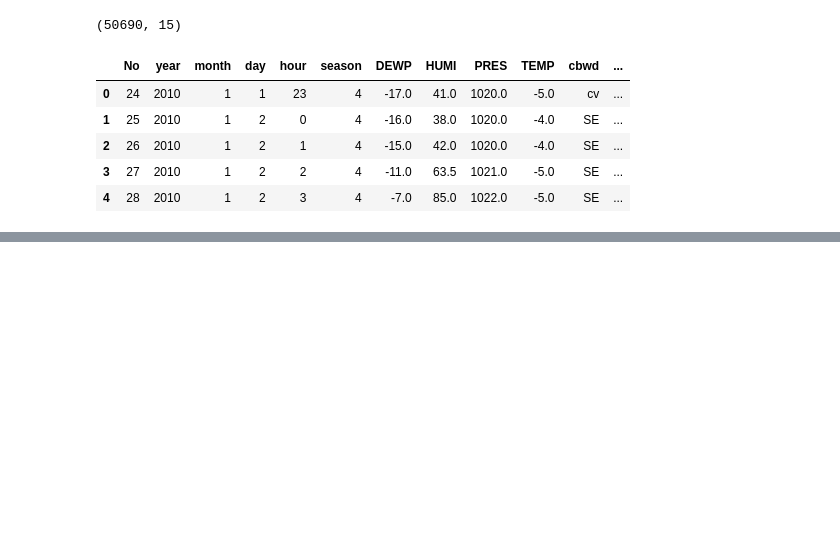
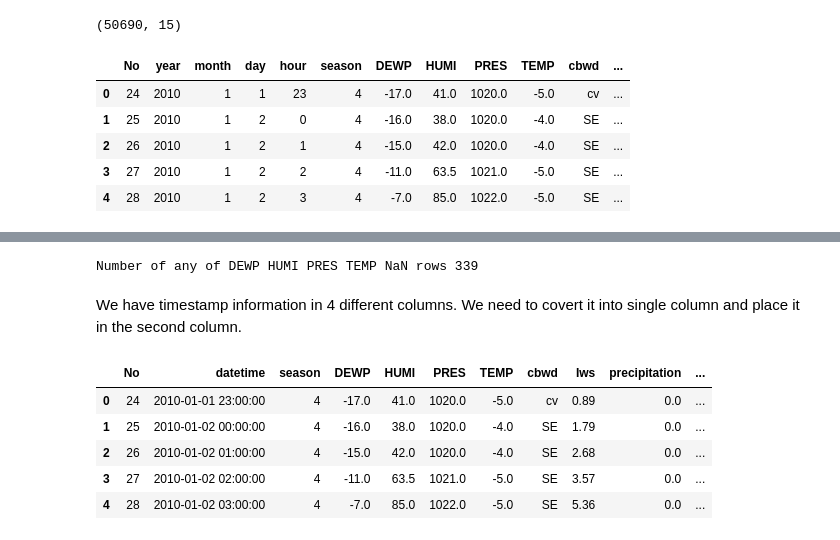
Before and after one commit to BhargavBade/Multivariate-Forecasting, a Jupyter notebook: 03 Prepare Data/read_data.ipynb, the cells around one changed output, grey strips where cells are left out. Cells and saved outputs as stored; diff of their text form; code cells hidden in the pictures; blank space fills up the shorter version.

```diff
--- a/03 Prepare Data/read_data.ipynb
+++ b/03 Prepare Data/read_data.ipynb
@@ -340,0 +372,6 @@ new_data.head()
+# %%
+print('Number of any of DEWP HUMI PRES TEMP NaN rows', len(any_nan_dhpt_rows_indexes))
+# %% [output]
+Number of any of DEWP HUMI PRES TEMP NaN rows 339
+# %% [markdown]
+We have timestamp information in 4 different columns. We need to covert it into single column and place it in the second column.
@@ -340,0 +392,9 @@ new_data.head()
+# %%
+new_data.head()
+# %% [output]
+|  | No | datetime | season | DEWP | HUMI | PRES | TEMP | cbwd | Iws | precipitation | ... |
+| 0 | 24 | 2010-01-01 23:00:00 | 4 | -17.0 | 41.0 | 1020.0 | -5.0 | cv | 0.89 | 0.0 | ... |
+| 1 | 25 | 2010-01-02 00:00:00 | 4 | -16.0 | 38.0 | 1020.0 | -4.0 | SE | 1.79 | 0.0 | ... |
+| 2 | 26 | 2010-01-02 01:00:00 | 4 | -15.0 | 42.0 | 1020.0 | -4.0 | SE | 2.68 | 0.0 | ... |
+| 3 | 27 | 2010-01-02 02:00:00 | 4 | -11.0 | 63.5 | 1021.0 | -5.0 | SE | 3.57 | 0.0 | ... |
+| 4 | 28 | 2010-01-02 03:00:00 | 4 | -7.0 | 85.0 | 1022.0 | -5.0 | SE | 5.36 | 0.0 | ... |
```
Also changed, not shown: parts of 9 cells of this notebook.
